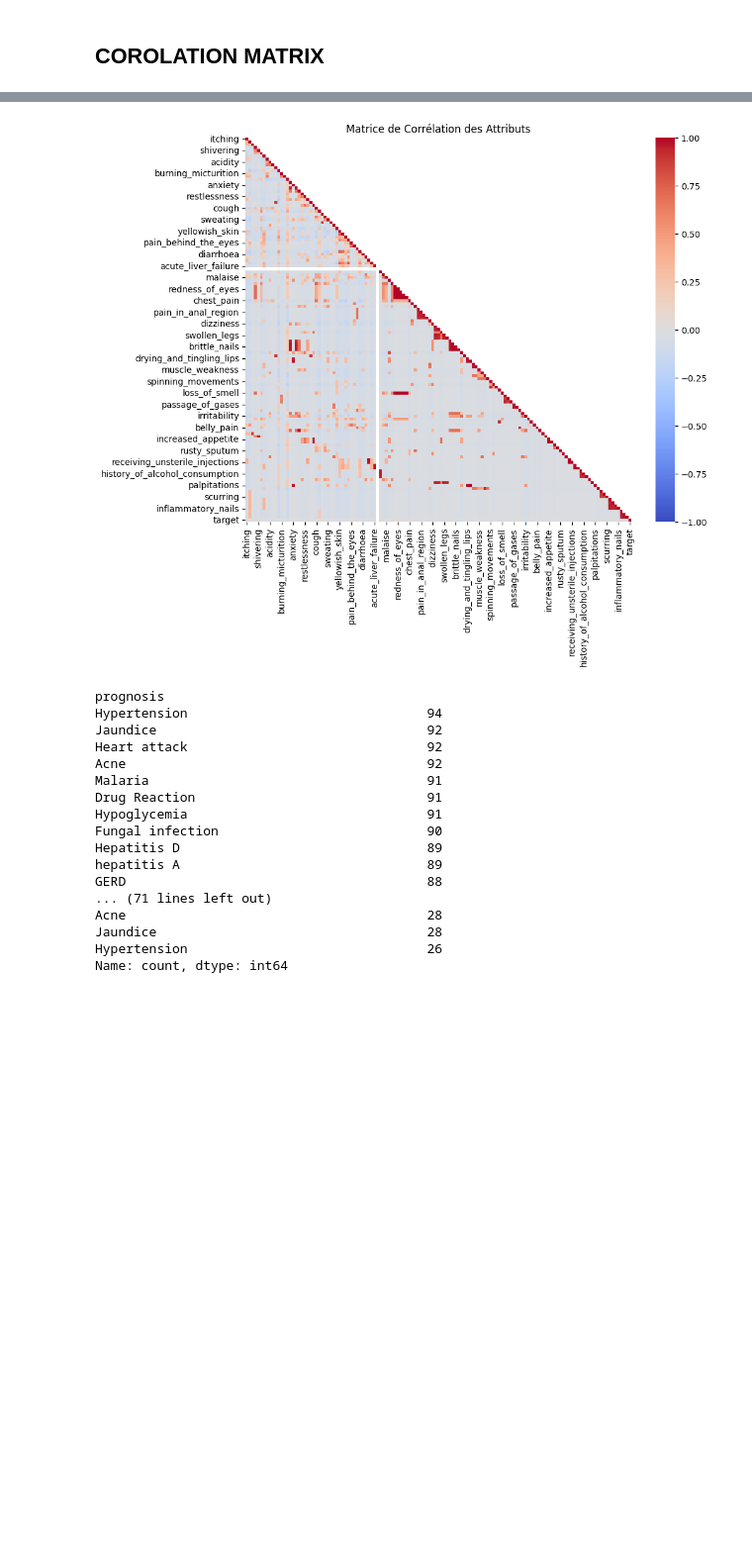
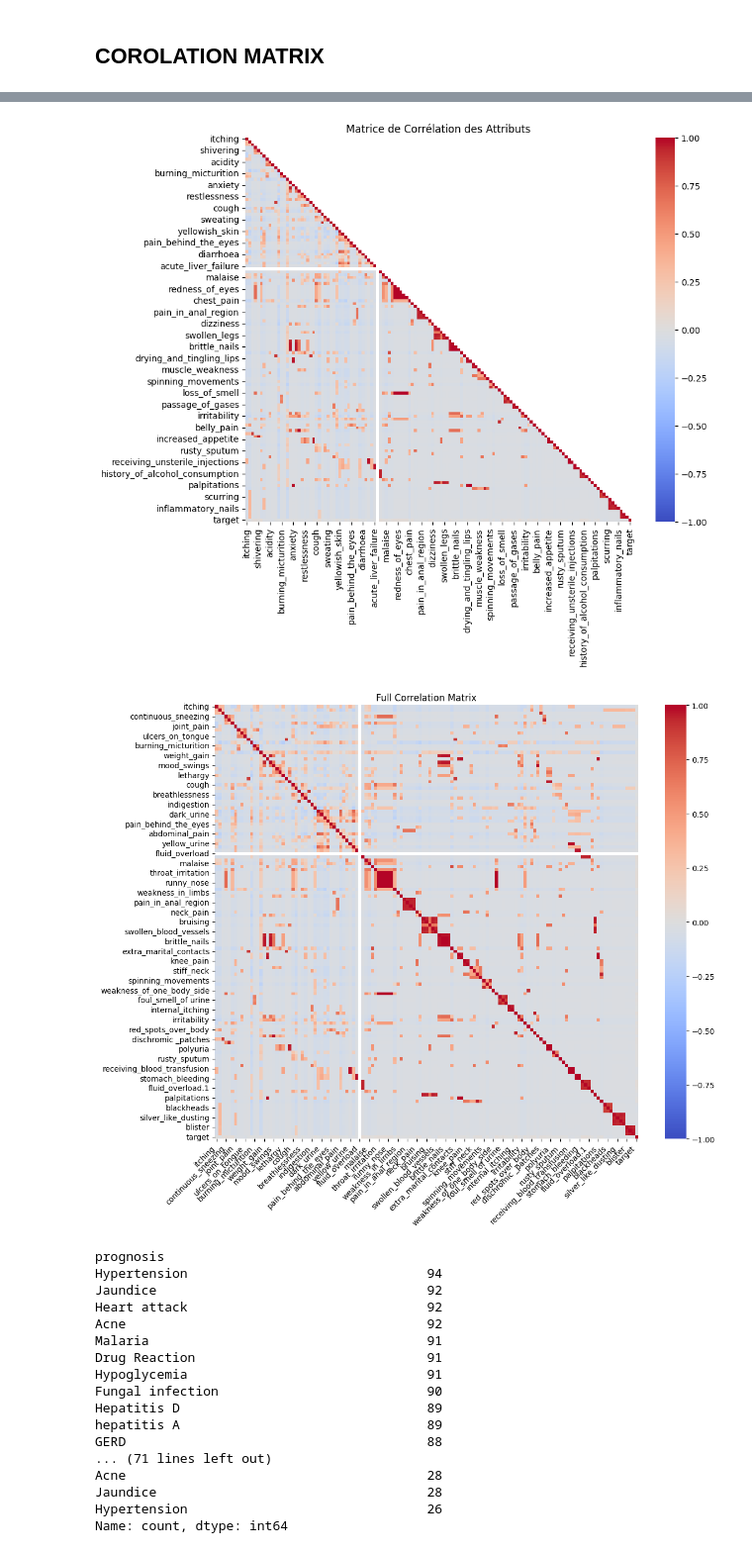
Before and after one commit to Haroun-MH/MedMind-AI, a Jupyter notebook: MedMind_classifier.ipynb, the cells around one changed output, grey strips where cells are left out. Shown at 99% size. Drawn from its saved outputs; the diff is of its cells as text; code cells hidden in the pictures; blank space fills up the shorter version.

```diff
--- a/MedMind_classifier.ipynb
+++ b/MedMind_classifier.ipynb
@@ -129,33 +129,48 @@ for attr1, attr2, corr in strong_correlations:
 plt.figure(figsize=(10, 8))
 mask = np.triu(np.ones_like(correlation_matrix), k=1)
 sns.heatmap(correlation_matrix,
             mask=mask,
             annot=False,
             cmap='coolwarm',
             center=0,
             vmin=-1,
             vmax=1)
 plt.title('Matrice de Corrélation des Attributs')
 plt.show()
+
+# Visualisation of the full correlation matrix (no mask)
+plt.figure(figsize=(12, 10))
+sns.heatmap(correlation_matrix,
+            annot=False,  # No numerical annotations
+            cmap='coolwarm',
+            center=0,
+            vmin=-1,
+            vmax=1)
+plt.title('Full Correlation Matrix')
+plt.xticks(rotation=45, ha='right')  # Rotate x-axis labels for better readability
+plt.yticks(rotation=0)  # Keep y-axis labels horizontal
+plt.tight_layout()  # Adjust layout to make room for rotated labels
+plt.show()
 # %% [output]
 Paires d'attributs fortement corrélés (0.8 à 1.0):
 nodal_skin_eruptions - dischromic _patches: 0.872
 shivering - watering_from_eyes: 0.923
 muscle_wasting - patches_in_throat: 0.882
 muscle_wasting - extra_marital_contacts: 0.890
 weight_gain - cold_hands_and_feets: 0.934
 weight_gain - puffy_face_and_eyes: 0.941
 weight_gain - enlarged_thyroid: 0.968
 weight_gain - brittle_nails: 0.968
 weight_gain - swollen_extremeties: 0.968
 anxiety - drying_and_tingling_lips: 0.940
 anxiety - slurred_speech: 0.971
 ... (81 lines left out)
 small_dents_in_nails - inflammatory_nails: 0.951
 blister - red_sore_around_nose: 0.955
 blister - yellow_crust_ooze: 0.941
 red_sore_around_nose - yellow_crust_ooze: 0.961
 [figure]
+[figure, added]
 # %%
 # Get counts for training set
 y_train_counts = pd.Series(y_train).value_counts()
```
Also changed, not shown: parts of 8 cells of this notebook, 2 other files.
